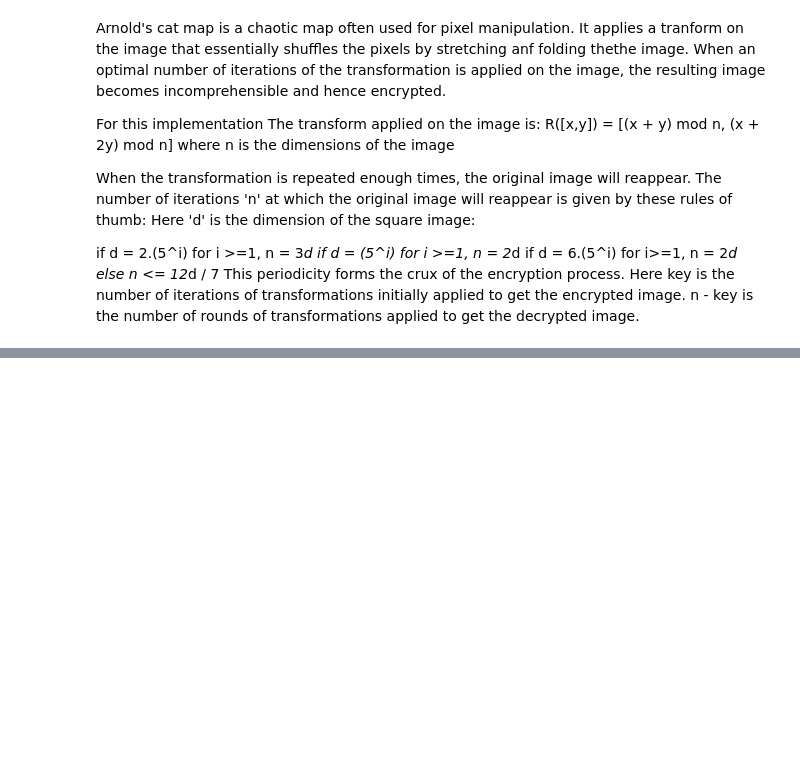
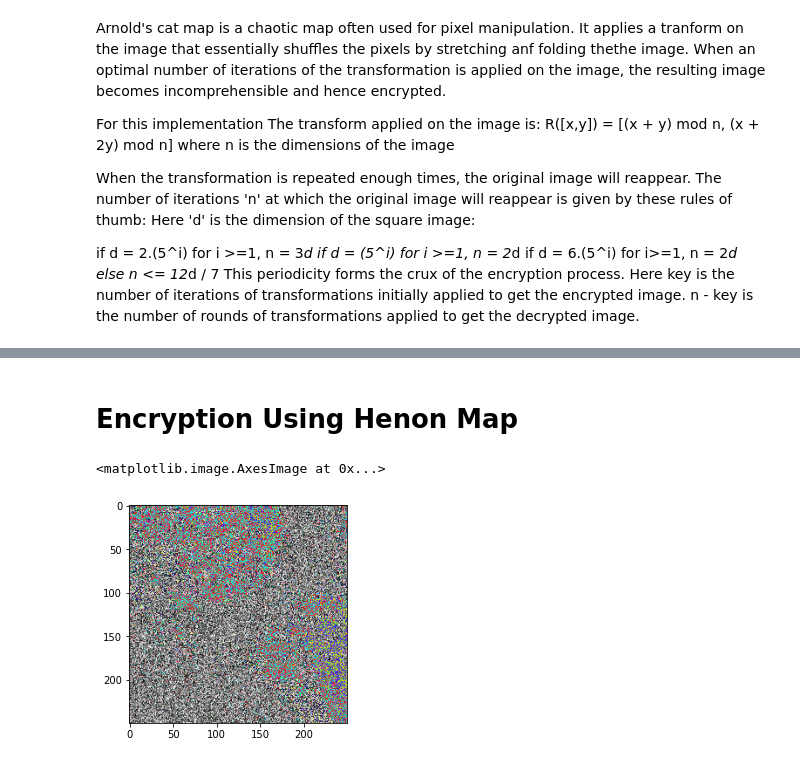
Before and after one commit to nishantdotcom/Cryptographic-Key-Generation, a Jupyter notebook: Image_encryption_using_henon_and_arnold_cat_map.ipynb, the cells around one changed output, grey strips where cells are left out. Cells and saved outputs as stored; diff of their text form; code cells hidden in the pictures; blank space fills up the shorter version.

```diff
--- a/Image_encryption_using_henon_and_arnold_cat_map.ipynb
+++ b/Image_encryption_using_henon_and_arnold_cat_map.ipynb
@@ -124,0 +240,32 @@ NameError: ignored
+# %%
+def HenonEncryption(imageName,key):
+    imageMatrix, dimension, color = getImageMatrix(imageName)
+    transformationMatrix = genHenonMap(dimension, key)
+    resultantMatrix = []
+    for i in range(dimension):
+        row = []
+        for j in range(dimension):
+            try:
+                if color:
+                    row.append(tuple([transformationMatrix[i][j] ^ x for x in imageMatrix[i][j]]))
+                else:
+                    row.append(transformationMatrix[i][j] ^ imageMatrix[i][j])
+            except:
+                if color:
+                    row = [tuple([transformationMatrix[i][j] ^ x for x in imageMatrix[i][j]])]
+                else :
+                    row = [transformationMatrix[i][j] ^ x for x in imageMatrix[i][j]]
+        try:
+            resultantMatrix.append(row)
+        except:
+            resultantMatrix = [row]
+    if color:
+      im = Image.new("RGB", (dimension, dimension))
+    else:
+      im = Image.new("L", (dimension, dimension)) # L is for Black and white pixels
+
+    pix = im.load()
+    for x in range(dimension):
+        for y in range(dimension):
+            pix[x, y] = resultantMatrix[x][y]
+    im.save(imageName.split('.')[0] + "_HenonEnc.png", "PNG")
@@ -124,0 +322,9 @@ NameError: ignored
+# %% [markdown]
+# Encryption Using Henon Map
+# %%
+HenonEncryption(image + ext, key)
+im = Image.open(image + "_HenonEnc.png", 'r')
+imshow(np.asarray(im))
+# %% [output]
+<matplotlib.image.AxesImage at 0x...>
+[figure, added]
```
Also changed, not shown: parts of 33 cells of this notebook.
